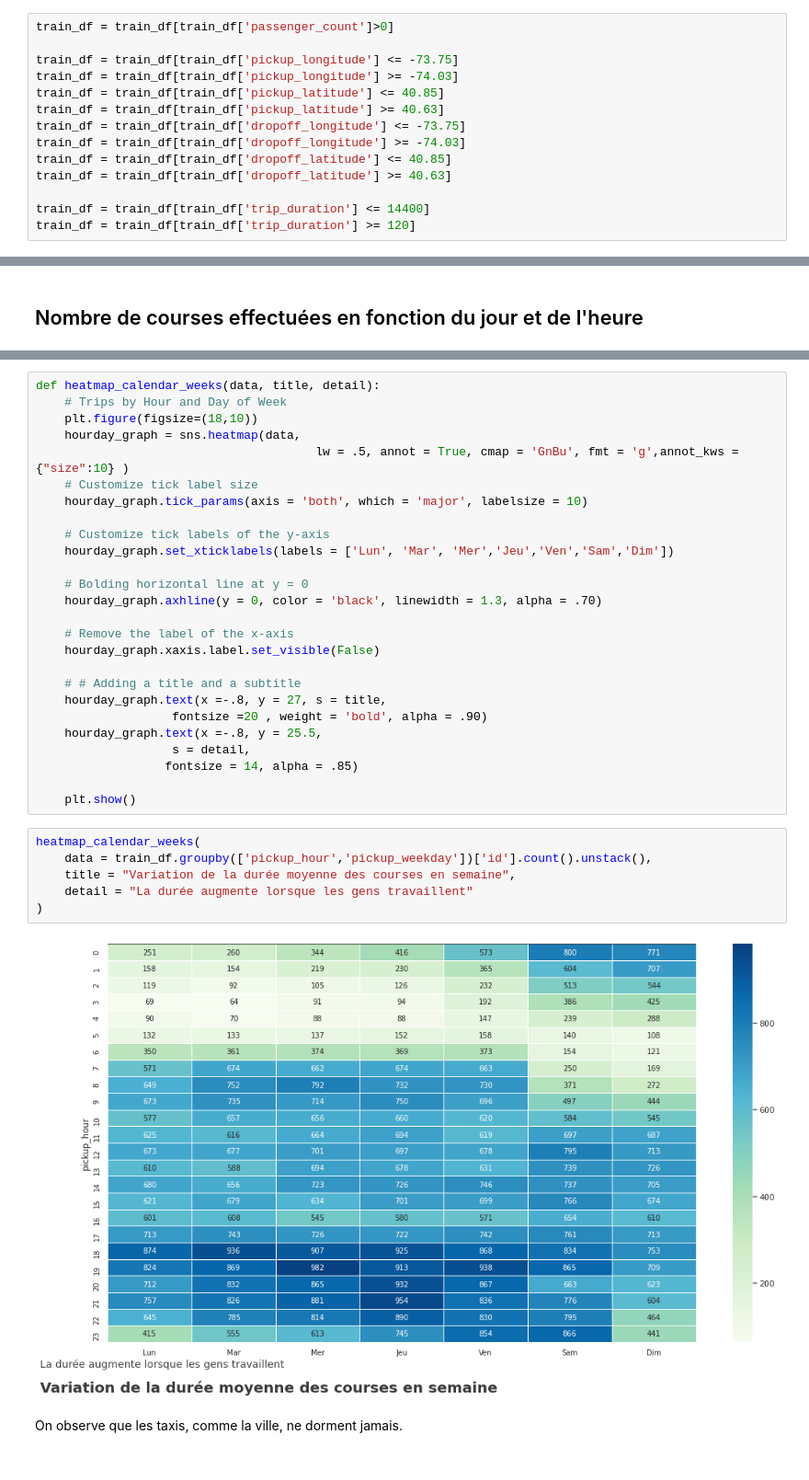
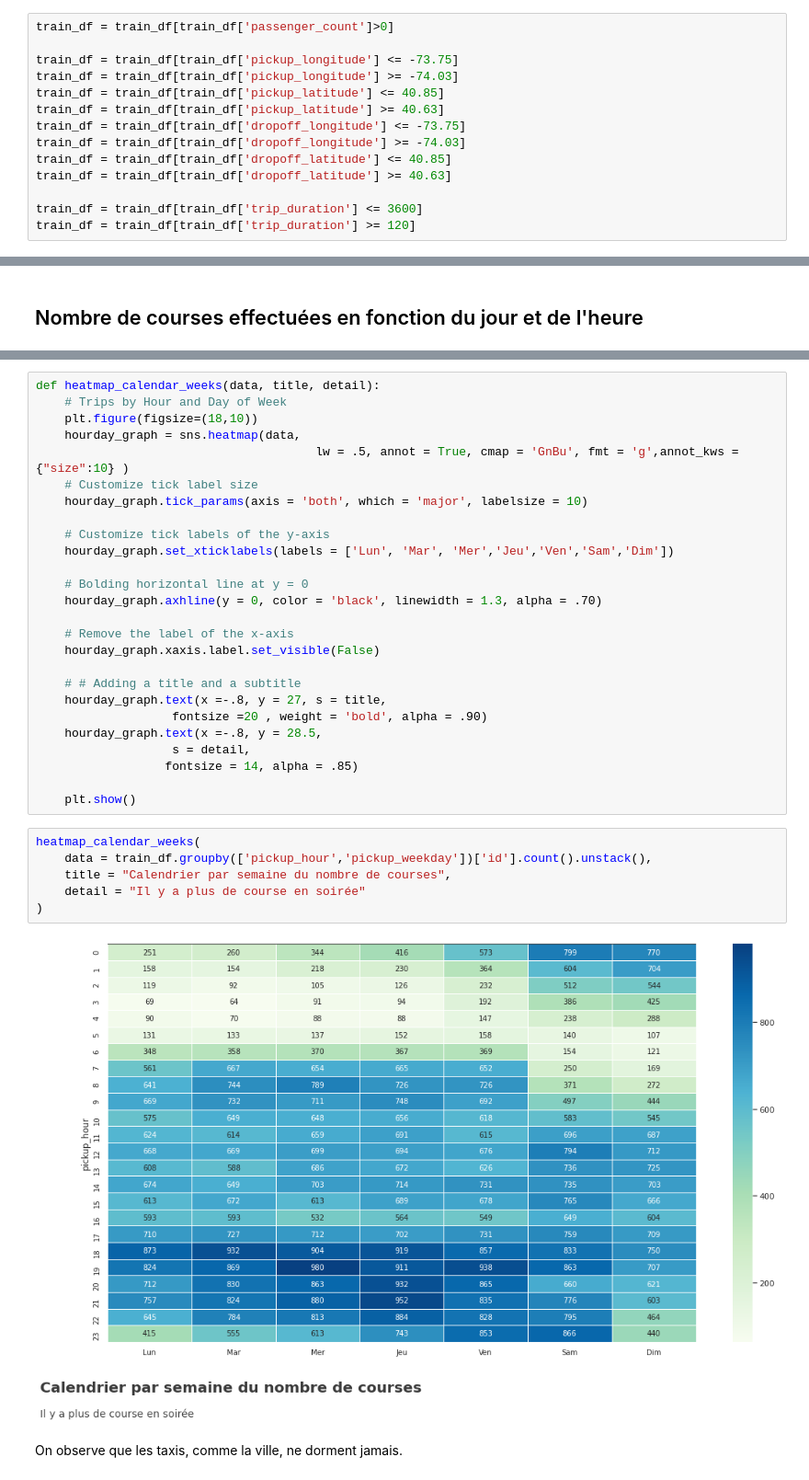
Before and after one commit to camillesauer/taxi, a Jupyter notebook: brief taxi.ipynb, the cells around one changed output, grey strips where cells are left out. Shown at 92% size. Saved outputs shown, nothing was run; the diff lists cells and outputs as text.

```diff
--- a/brief taxi.ipynb
+++ b/brief taxi.ipynb
@@ -113,7 +115,7 @@ train_df = train_df[train_df['dropoff_longitude'] >= -74.03]
 train_df = train_df[train_df['dropoff_latitude'] <= 40.85]
 train_df = train_df[train_df['dropoff_latitude'] >= 40.63]
 
-train_df = train_df[train_df['trip_duration'] <= 14400]
+train_df = train_df[train_df['trip_duration'] <= 3600]
 train_df = train_df[train_df['trip_duration'] >= 120]
 # %%
 train_df.describe().T
@@ -395,7 +429,7 @@ def heatmap_calendar_weeks(data, title, detail):
     # # Adding a title and a subtitle
     hourday_graph.text(x =-.8, y = 27, s = title,
                    fontsize =20 , weight = 'bold', alpha = .90)
-    hourday_graph.text(x =-.8, y = 25.5,
+    hourday_graph.text(x =-.8, y = 28.5,
                    s = detail,
                   fontsize = 14, alpha = .85)
 
@@ -403,11 +437,11 @@ def heatmap_calendar_weeks(data, title, detail):
 # %%
 heatmap_calendar_weeks(
     data = train_df.groupby(['pickup_hour','pickup_weekday'])['id'].count().unstack(),
-    title = "Variation de la durée moyenne des courses en semaine",
-    detail = "La durée augmente lorsque les gens travaillent"
+    title = "Calendrier par semaine du nombre de courses",
+    detail = "Il y a plus de course en soirée"
 )
 # %% [output]
-[figure, old version]
+[figure, new version]
 # %% [markdown]
 On observe que les taxis, comme la ville, ne dorment jamais.
 # %% [markdown]
```
Also changed, not shown: parts of 41 cells of this notebook.
